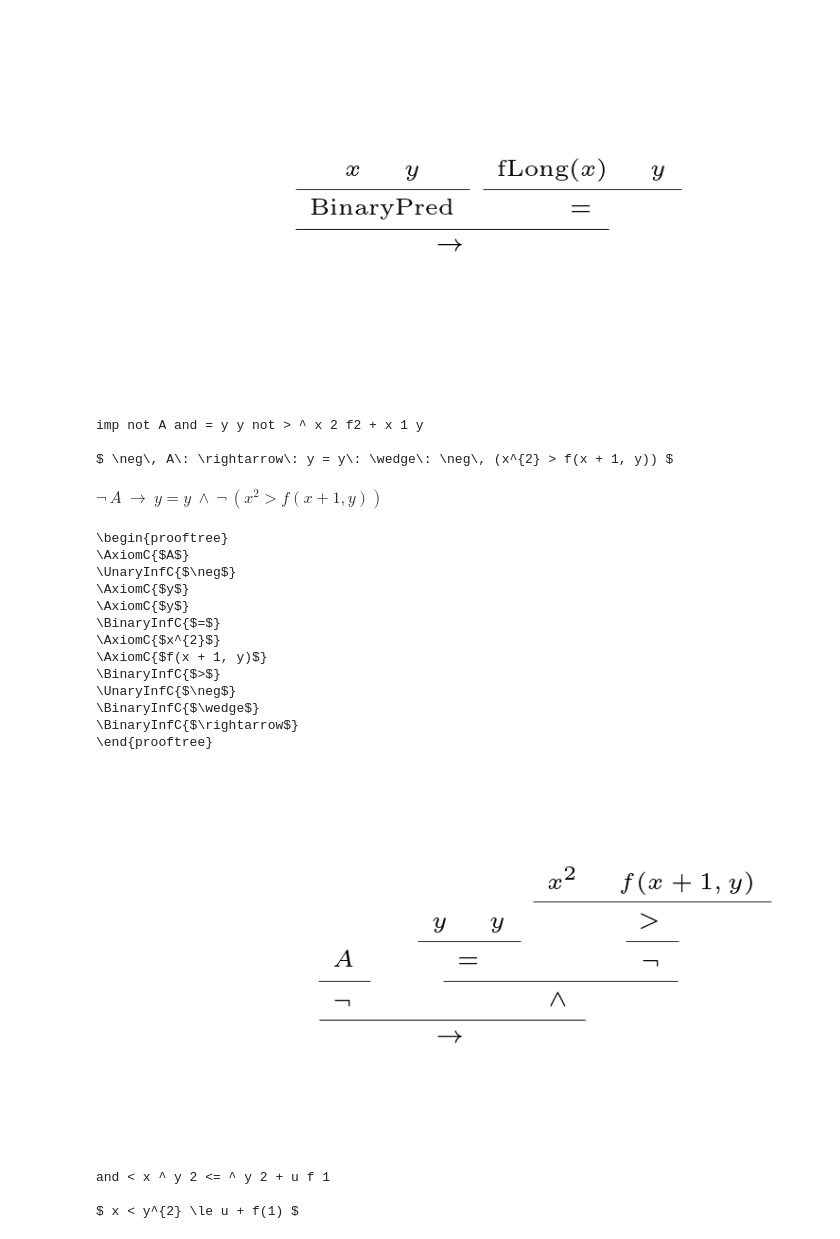
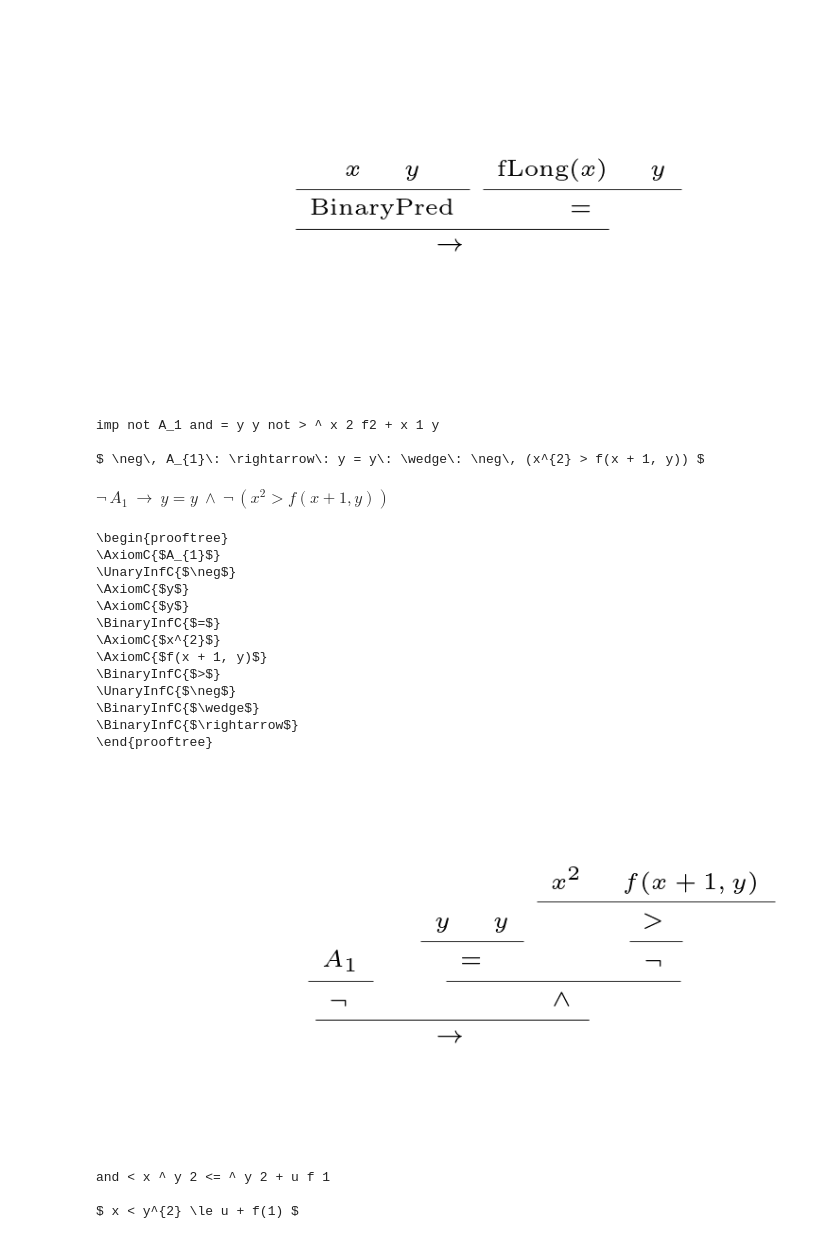
Before and after one commit to jhjeong314/Proofmood, a Jupyter notebook: first_order_logic_parser.ipynb, the cells around one changed output. Drawn from its saved outputs; the diff is of its cells as text; code cells hidden in the pictures.

```diff
--- a/first_order_logic_parser.ipynb
+++ b/first_order_logic_parser.ipynb
@@ -201,30 +201,30 @@ root: y, position: (0.351, 0.180), width: 0.068, height: 0.090
 # %%
 # formula example 4
 
-v_str = "not A imp y = y and not x^2 > f2(x + 1, y)"
+v_str = "not A_1 imp y = y and not x^2 > f2(x + 1, y)"
 testParser(v_str)
 testParser(v_str, 'infix_latex')
 testParser(v_str, 'bussproof')
 testParser(v_str, 'tree')
 # %% [output]
-imp not A and = y y not > ^ x 2 f2 + x 1 y
+imp not A_1 and = y y not > ^ x 2 f2 + x 1 y
 
-$ \neg\, A\: \rightarrow\: y = y\: \wedge\: \neg\, (x^{2} > f(x + 1, y)) $
+$ \neg\, A_{1}\: \rightarrow\: y = y\: \wedge\: \neg\, (x^{2} > f(x + 1, y)) $
-$\displaystyle \neg\, A\: \rightarrow\: y = y\: \wedge\: \neg\, (x^{2} > f(x + 1, y))$
+$\displaystyle \neg\, A_{1}\: \rightarrow\: y = y\: \wedge\: \neg\, (x^{2} > f(x + 1, y))$
 \begin{prooftree}
-\AxiomC{$A$}
+\AxiomC{$A_{1}$}
 \UnaryInfC{$\neg$}
 \AxiomC{$y$}
 \AxiomC{$y$}
 \BinaryInfC{$=$}
 \AxiomC{$x^{2}$}
 \AxiomC{$f(x + 1, y)$}
 \BinaryInfC{$>$}
 \UnaryInfC{$\neg$}
 \BinaryInfC{$\wedge$}
 \BinaryInfC{$\rightarrow$}
 \end{prooftree}
-[figure, old version]
+[figure, new version]
 # %%
 # formula example 5
 
```
Also changed, not shown: parts of 4 cells of this notebook, 9 other files.
